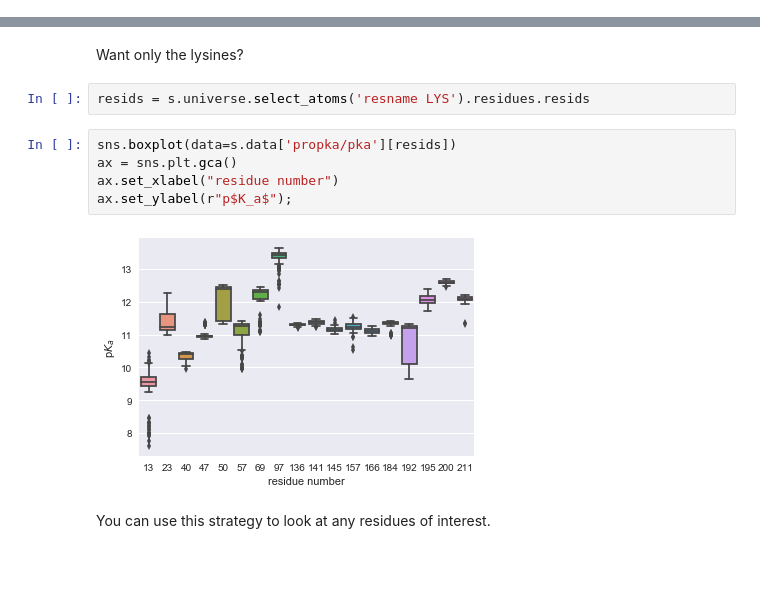
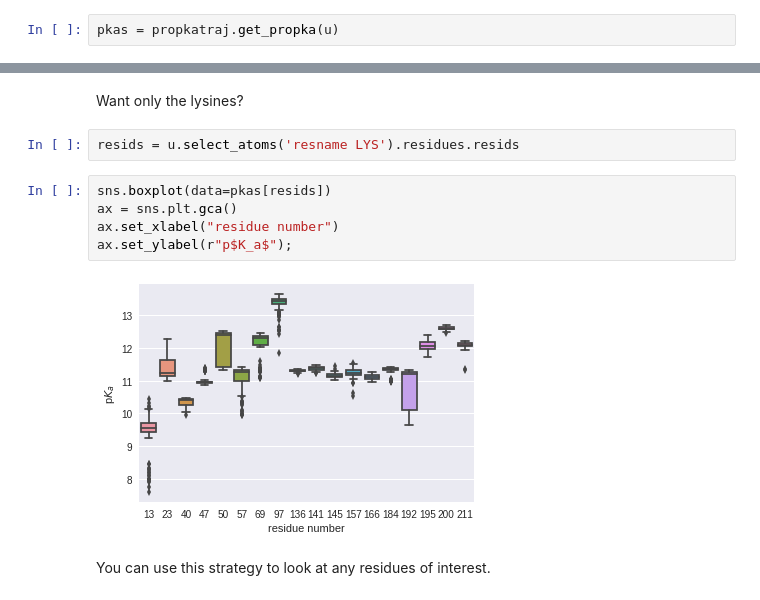
Before and after one commit to Becksteinlab/propkatraj, a Jupyter notebook: docs/propkatraj-example.ipynb, the cells around one changed output, grey strips where cells are left out. Saved outputs shown, nothing was run; the diff lists cells and outputs as text; blank space fills up the shorter version.

```diff
--- a/docs/propkatraj-example.ipynb
+++ b/docs/propkatraj-example.ipynb
@@ -111,0 +42,2 @@ s.data['propka/pka'].describe()
+# %%
+pkas = propkatraj.get_propka(u)
@@ -125,13 +94,13 @@ ax.set_ylabel(r"p$K_a$");
 # %% [markdown]
 Want only the lysines?
 # %%
-resids = s.universe.select_atoms('resname LYS').residues.resids
+resids = u.select_atoms('resname LYS').residues.resids
 # %%
-sns.boxplot(data=s.data['propka/pka'][resids])
+sns.boxplot(data=pkas[resids])
 ax = sns.plt.gca()
 ax.set_xlabel("residue number")
 ax.set_ylabel(r"p$K_a$");
 # %% [output]
-[figure, old version]
+[figure, new version]
 # %% [markdown]
 You can use this strategy to look at any residues of interest.
```
Also changed, not shown: parts of 22 cells of this notebook, 3 other files.
